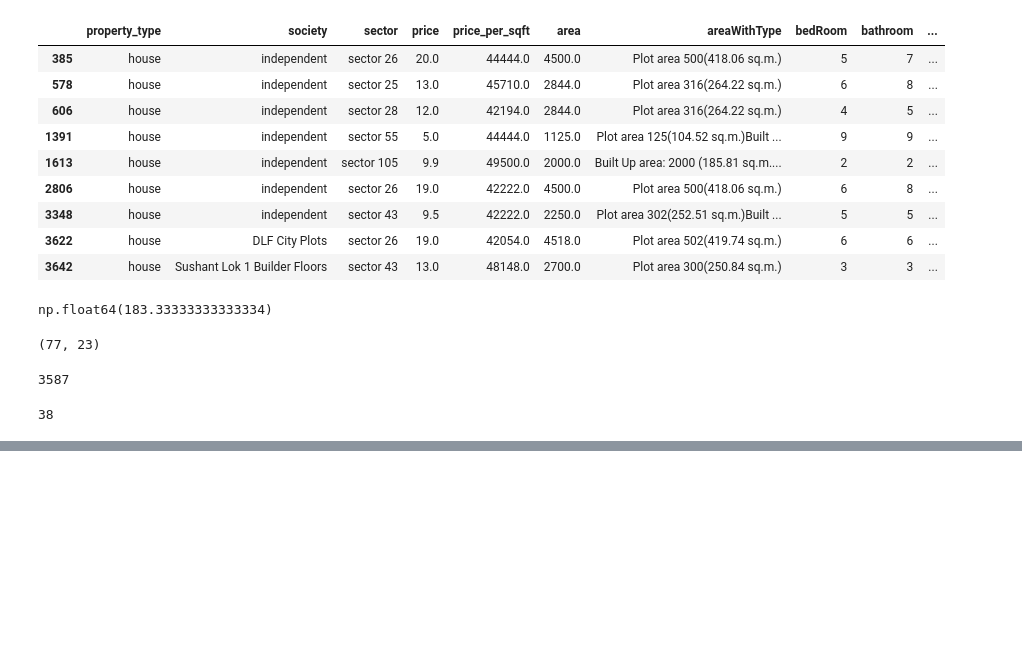
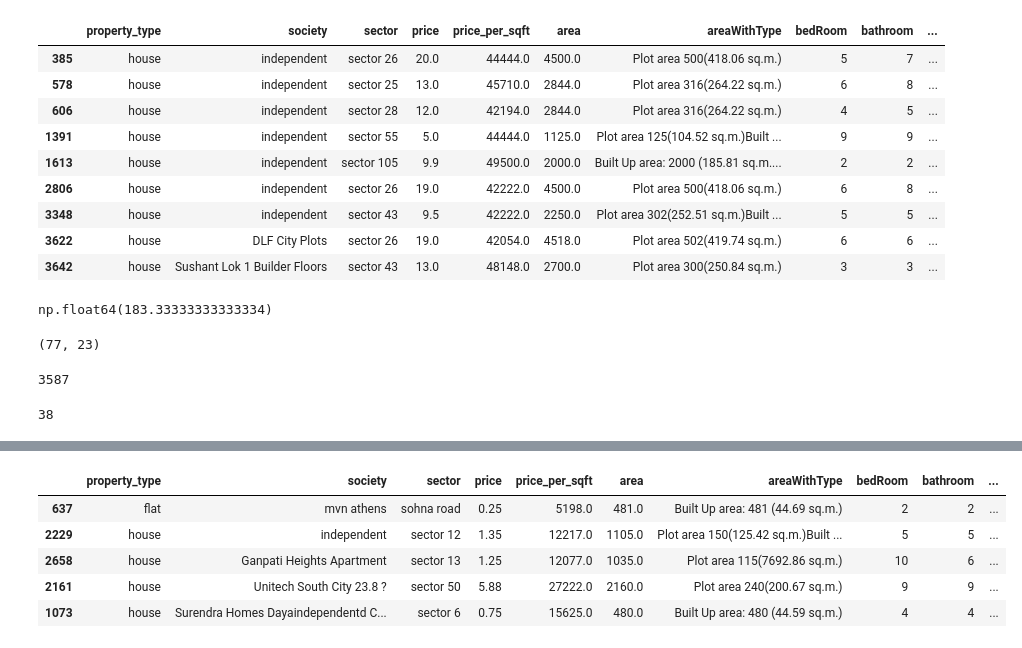
Before and after one commit to wasiahmad68/Capstone-project-Property-Price-Prediction-model, a Jupyter notebook: Step 6 Outlier and removal/outlier_treatement.ipynb, the cells around one changed output, grey strips where cells are left out. Drawn from its saved outputs; the diff is of its cells as text; code cells hidden in the pictures; blank space fills up the shorter version.

```diff
--- a/Step 6 Outlier and removal/outlier_treatement.ipynb
+++ b/Step 6 Outlier and removal/outlier_treatement.ipynb
@@ -582,0 +603,9 @@ df.to_sql("gurgaon_properties_outlier_treated_v1", con=mssql_engine, if_exists='
+# %%
+df[df['area']/df['bedRoom'] < 250].sample(5)
+# %% [output]
+|  | property_type | society | sector | price | price_per_sqft | area | areaWithType | bedRoom | bathroom | ... |
+| 637 | flat | mvn athens | sohna road | 0.25 | 5198.0 | 481.0 | Built Up area: 481 (44.69 sq.m.) | 2 | 2 | ... |
+| 2229 | house | independent | sector 12 | 1.35 | 12217.0 | 1105.0 | Plot area 150(125.42 sq.m.)Built ... | 5 | 5 | ... |
+| 2658 | house | Ganpati Heights Apartment | sector 13 | 1.25 | 12077.0 | 1035.0 | Plot area 115(7692.86 sq.m.) | 10 | 6 | ... |
+| 2161 | house | Unitech South City 23.8 ? | sector 50 | 5.88 | 27222.0 | 2160.0 | Plot area 240(200.67 sq.m.) | 9 | 9 | ... |
+| 1073 | house | Surendra Homes Dayaindependentd C... | sector 6 | 0.75 | 15625.0 | 480.0 | Built Up area: 480 (44.59 sq.m.) | 4 | 4 | ... |
```
Also changed, not shown: parts of 21 cells of this notebook, 3 other files.
